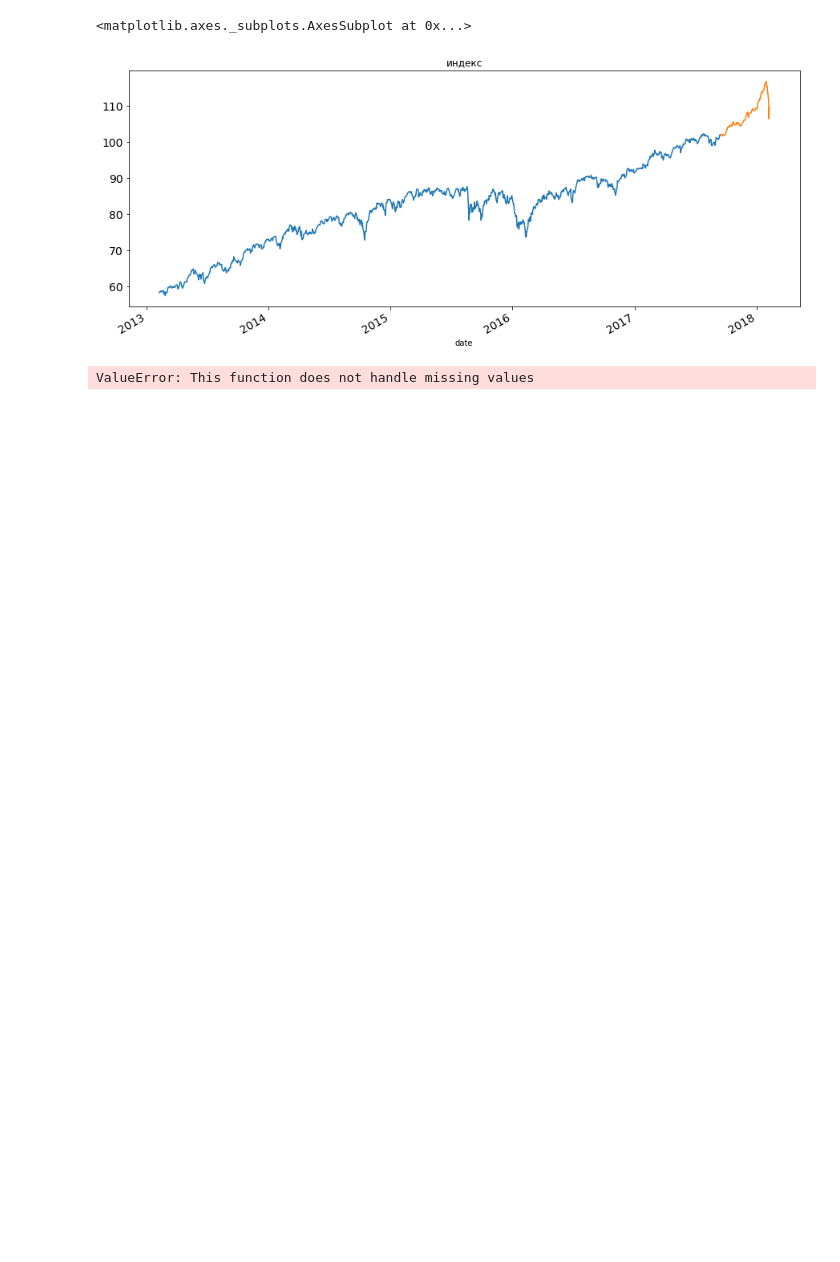
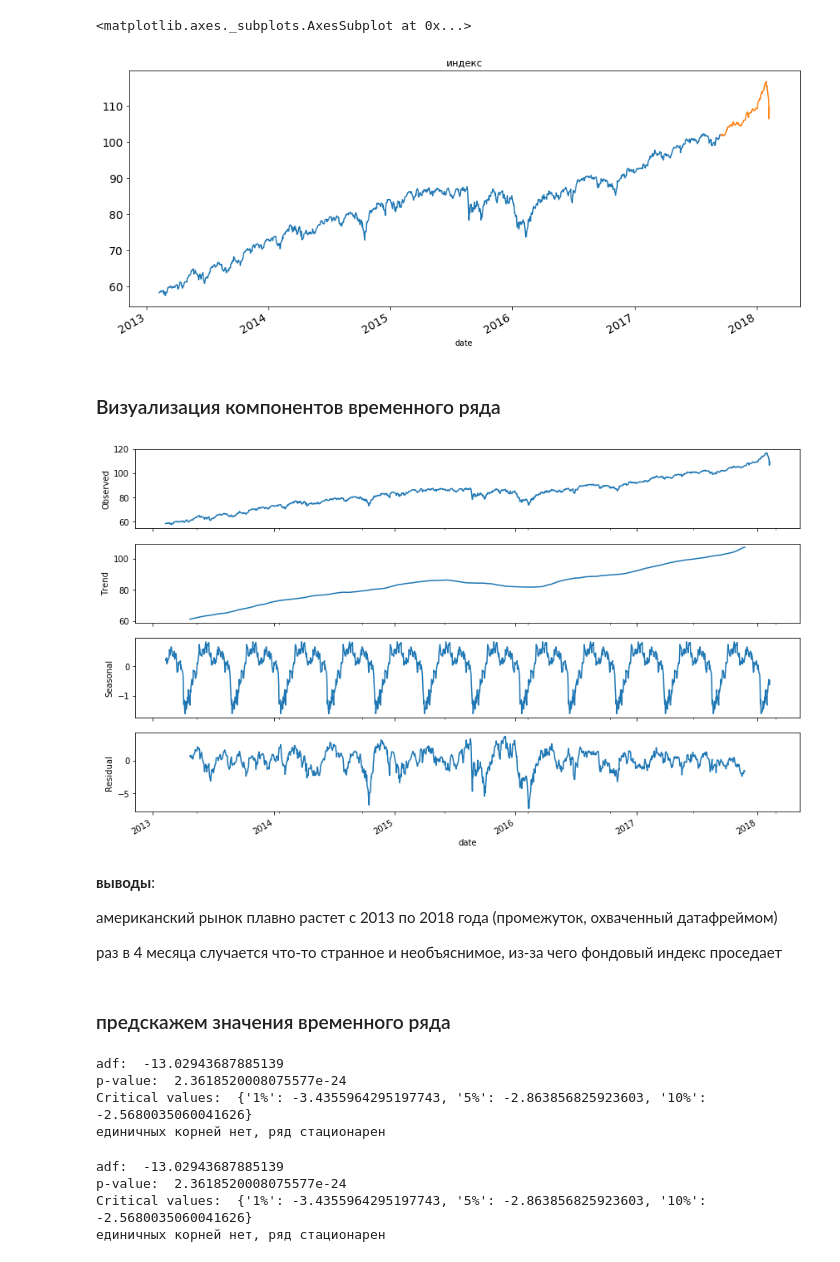
Before and after one commit to MariaMsu/ML_Algorithms, a Jupyter notebook: time_series/time python.ipynb, the cells around one changed output. Cells and saved outputs as stored; diff of their text form; code cells hidden in the pictures; blank space fills up the shorter version.

```diff
--- a/time_series/time python.ipynb
+++ b/time_series/time python.ipynb
@@ -136,8 +169,9 @@ p < 0.05 => выборки взяты из разных распределени
 # %%
-# создаем даафрейм из средних згначений циферки на момент открытия биржи
+# создаем датафрейм из средних значений фондового индекса на момент открытия биржи
 mean_index = list()
 date = list(comp_data['AAL']['date'])
 mean_open_inx = np.sum([comp_data[name]['open'] for name in comp_data], axis = 0) / len(comp_data)
-# mean_inx_data = pd.DataFrame(data = np.array(list(zip(date,mean_open_inx))), columns = ['date','open_index'])
-mean_inx_data = pd.DataFrame({'date':date, 'open_index': mean_open_inx})
-mean_inx_data.head()
+mean_inx_data = pd.DataFrame({'date': pd.Series(date), 'open_index': pd.Series(mean_open_inx)})
+# mean_inx_data['open_index'].fillna((mean_inx_data['open_index'].mean()), inplace=True)
+mean_inx_data = mean_inx_data.dropna(axis=0)
+# mean_inx_data.isnull().sum().sum()
@@ -157,10 +184,53 @@ test.open_index.plot( figsize=(15,6),title= 'индекс', fontsize=14)
 # %% [output]
 <matplotlib.axes._subplots.AxesSubplot at 0x...>
 [figure]
+# %% [markdown]
+### Визуализация компонентов временного ряда
 # %%
-# STL-декомпозиция ряда
 plt.rcParams['figure.figsize'] = 12, 7
-sm.tsa.seasonal_decompose(mean_inx_data.open_index).plot()
+sm.tsa.seasonal_decompose(mean_inx_data.open_index, freq=100).plot()
 plt.show()
 # %% [output]
-ValueError: This function does not handle missing values
+[figure, added]
+# %% [markdown]
+**выводы**:
+
+американский рынок плавно растет с 2013 по 2018 года (промежуток, охваченный датафреймом)
+
+раз в 4 месяца случается что-то странное и необъяснимое, из-за чего фондовый индекс проседает
+# %% [markdown]
+### предскажем значения временного ряда
+# %%
+# выясняем, стационарен ли ряд (хотя по графикам выше видно, что нет. не вдруг?)
+
+test_try_st = sm.tsa.adfuller(mean_inx_data.open_index)
+print ('adf: ', test_try_st[0] )
+print ('p-value: ', test_try_st[1])
+print('Critical values: ', test_try_st[4])
+if test_try_st[0]> test_try_st[4]['5%']:
+    print ('есть единичные корни, ряд не стационарен')
+else:
+    print ('единичных корней нет, ряд стационарен')
+# %% [output]
+adf:  -13.02943687885139
+p-value:  2.3618520008075577e-24
+Critical values:  {'1%': -3.4355964295197743, '5%': -2.863856825923603, '10%': -2.5680035060041626}
+единичных корней нет, ряд стационарен
+# %%
+# избавляемся от нестационарности
+
+mean_inx_data = mean_inx_data.diff(periods=1).dropna()
+
+test_try_st = sm.tsa.adfuller(mean_inx_data.open_index)
+print ('adf: ', test_try_st[0] )
+print ('p-value: ', test_try_st[1])
+print('Critical values: ', test_try_st[4])
+if test_try_st[0]> test_try_st[4]['5%']:
+    print ('есть единичные корни, ряд не стационарен')
+else:
+    print ('единичных корней нет, ряд стационарен')
+# %% [output]
+adf:  -13.02943687885139
+p-value:  2.3618520008075577e-24
+Critical values:  {'1%': -3.4355964295197743, '5%': -2.863856825923603, '10%': -2.5680035060041626}
+единичных корней нет, ряд стационарен
```
Also changed, not shown: parts of 30 cells of this notebook.
